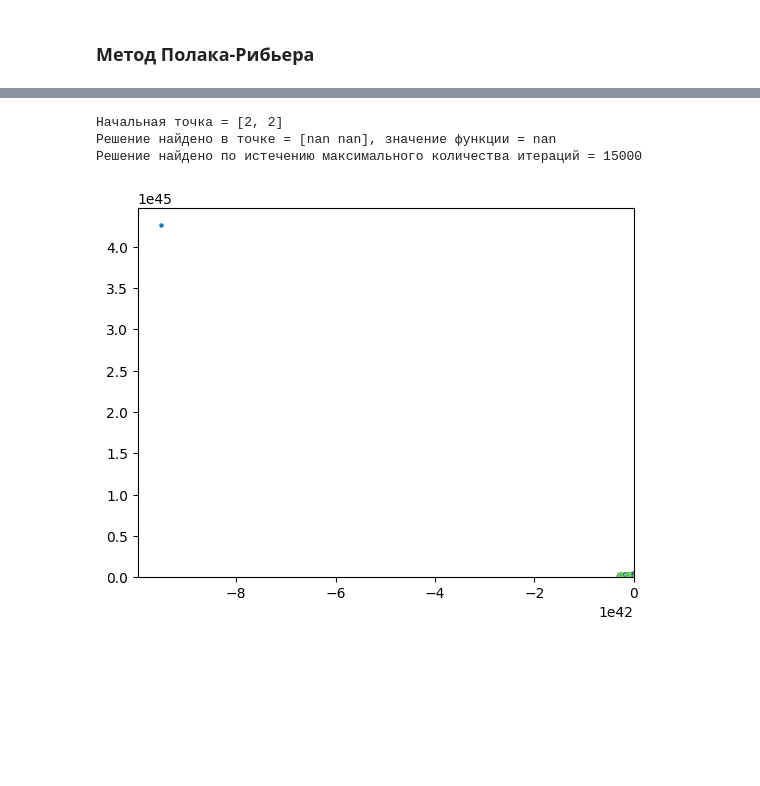
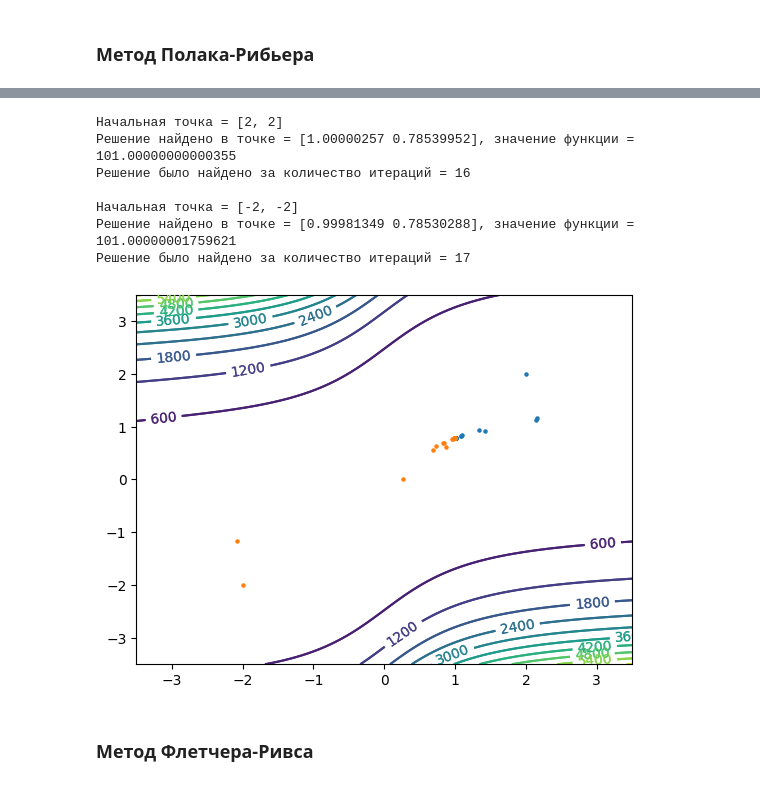
Before and after one commit to Ivan-Yagilev/Optimization_methods_labs, a Jupyter notebook: second_labs/several variables2.ipynb, the cells around one changed output, grey strips where cells are left out. Drawn from its saved outputs; the diff is of its cells as text; code cells hidden in the pictures; blank space fills up the shorter version.

```diff
--- a/second_labs/several variables2.ipynb
+++ b/second_labs/several variables2.ipynb
@@ -441,7 +425,14 @@ polakRibiere(f1, xb=[2, 2], maxiter=15000, eps=0.0001)
 # %%
-polakRibiere(f2, xb=[2, 2], maxiter=15000, eps=0.0001)
+polakRibiere(f2, xb=[2, 2], maxiter=3000, eps=0.0001)
+polakRibiere(f2, xb=[-2, -2], maxiter=3000, eps=0.0001)
 # %% [output]
 Начальная точка = [2, 2]
-Решение найдено в точке = [nan nan], значение функции = nan
-Решение найдено по истечению максимального количества итераций = 15000
+Решение найдено в точке = [1.00000257 0.78539952], значение функции = 101.00000000000355
+Решение было найдено за количество итераций = 16
+
+Начальная точка = [-2, -2]
+Решение найдено в точке = [0.99981349 0.78530288], значение функции = 101.00000001759621
+Решение было найдено за количество итераций = 17
-[figure, old version]
+[figure, new version]
+# %% [markdown]
+### Метод Флетчера-Ривса
```
Also changed, not shown: parts of 31 cells of this notebook, 1 other file.
